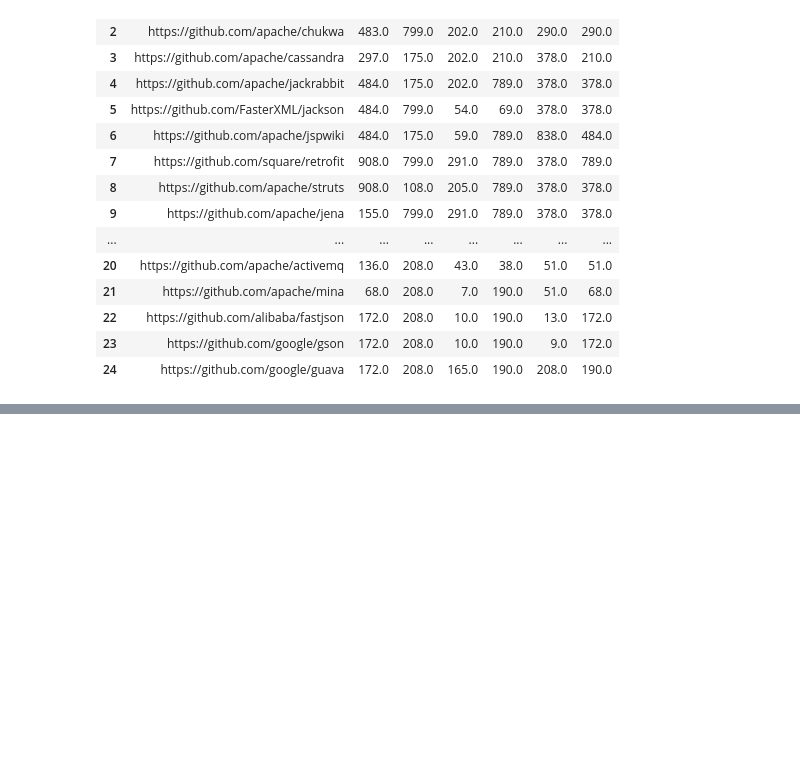
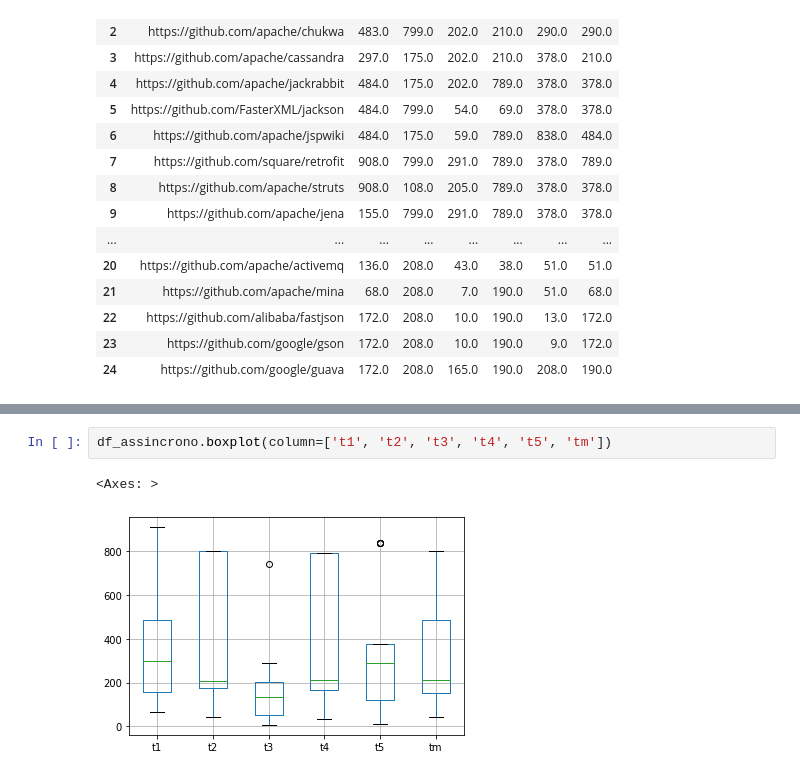
Before and after one commit to armandossrecife/teste, a Jupyter notebook: resultadotccgustavo.ipynb, the cells around one changed output, grey strips where cells are left out. Drawn from its saved outputs; the diff is of its cells as text; blank space fills up the shorter version.

```diff
--- a/resultadotccgustavo.ipynb
+++ b/resultadotccgustavo.ipynb
@@ -136,0 +142,5 @@ df_assincrono
+# %%
+df_assincrono.boxplot(column=['t1', 't2', 't3', 't4', 't5', 'tm'])
+# %% [output]
+<Axes: >
+[figure, added]
```
Also changed, not shown: parts of 1 cell of this notebook.
